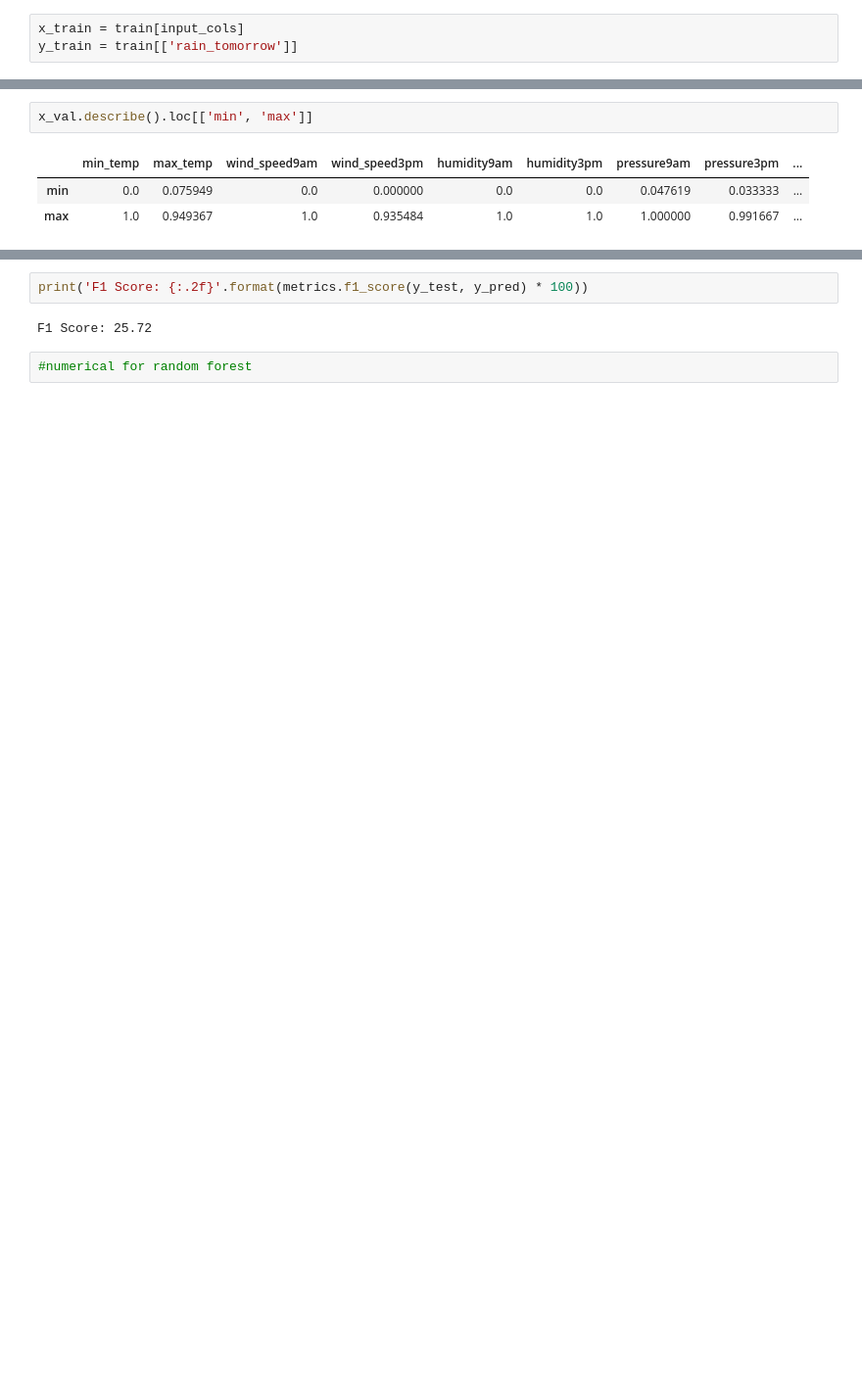
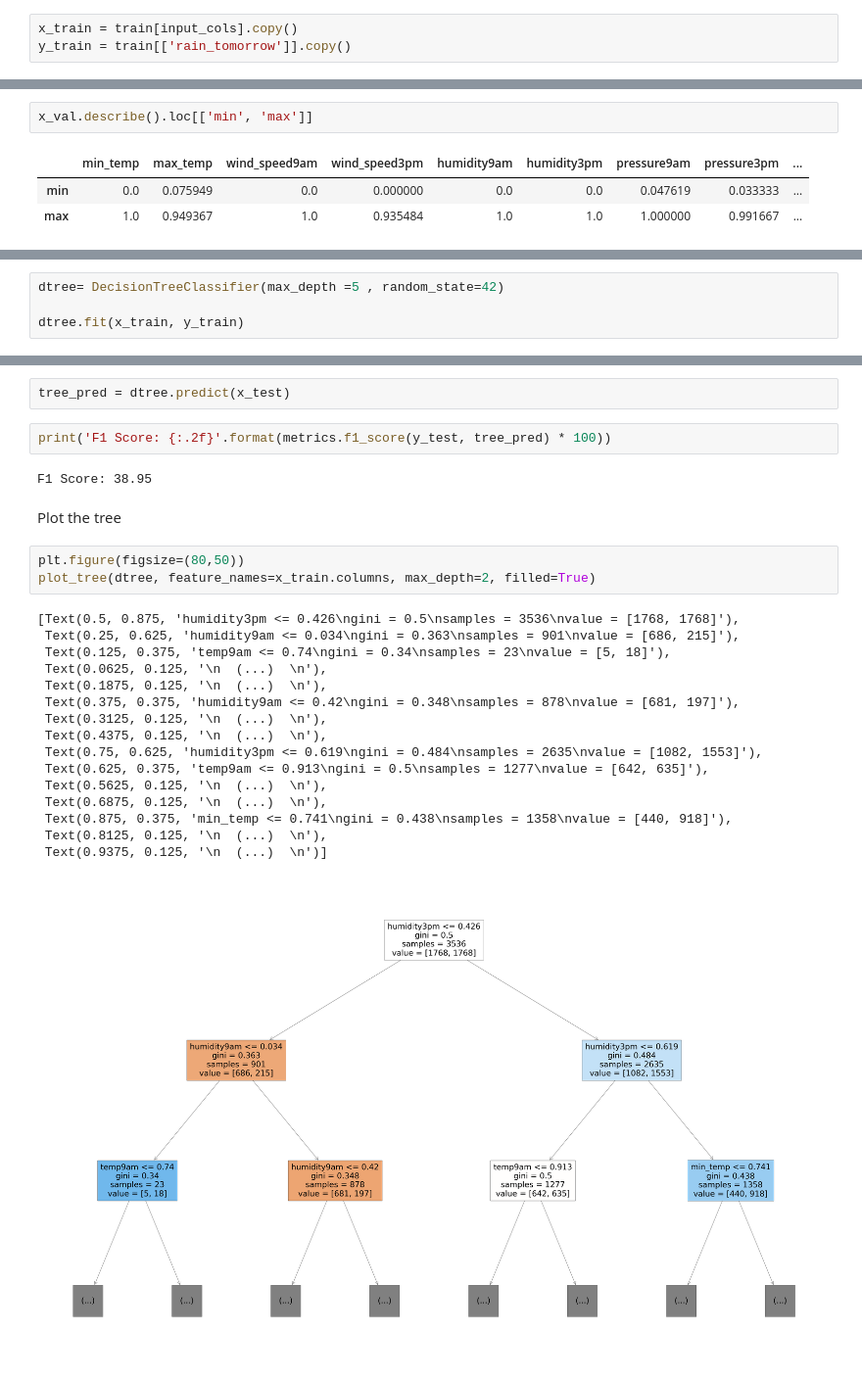
Before and after one commit to ancheypeng/cs4701, a Jupyter notebook: random_forest.ipynb, the cells around one changed output, grey strips where cells are left out. Shown at 98% size. Saved outputs shown, nothing was run; the diff lists cells and outputs as text; blank space fills up the shorter version.

Commit message:
start max_depth tuning

```diff
--- a/random_forest.ipynb
+++ b/random_forest.ipynb
@@ -188,4 +196,4 @@ y_val = validate[['rain_tomorrow']]
 # %%
-x_train = train[input_cols]
-y_train = train[['rain_tomorrow']]
+x_train = train[input_cols].copy()
+y_train = train[['rain_tomorrow']].copy()
 # %%
@@ -263,0 +280,4 @@ Test Accuracy Score: 36.19
+# %%
+dtree= DecisionTreeClassifier(max_depth =5 , random_state=42)
+
+dtree.fit(x_train, y_train)
@@ -275,6 +302,28 @@ Accuracy Score: 36.19
+# %%
+tree_pred = dtree.predict(x_test)
 # %%
-print('F1 Score: {:.2f}'.format(metrics.f1_score(y_test, y_pred) * 100))
+print('F1 Score: {:.2f}'.format(metrics.f1_score(y_test, tree_pred) * 100))
 # %% [output]
-F1 Score: 25.72
+F1 Score: 38.95
-# %%
-#numerical for random forest
+# %% [markdown]
+Plot the tree
+# %%
+plt.figure(figsize=(80,50))
+plot_tree(dtree, feature_names=x_train.columns, max_depth=2, filled=True)
+# %% [output]
+[Text(0.5, 0.875, 'humidity3pm <= 0.426\ngini = 0.5\nsamples = 3536\nvalue = [1768, 1768]'),
+ Text(0.25, 0.625, 'humidity9am <= 0.034\ngini = 0.363\nsamples = 901\nvalue = [686, 215]'),
+ Text(0.125, 0.375, 'temp9am <= 0.74\ngini = 0.34\nsamples = 23\nvalue = [5, 18]'),
+ Text(0.0625, 0.125, '\n  (...)  \n'),
+ Text(0.1875, 0.125, '\n  (...)  \n'),
+ Text(0.375, 0.375, 'humidity9am <= 0.42\ngini = 0.348\nsamples = 878\nvalue = [681, 197]'),
+ Text(0.3125, 0.125, '\n  (...)  \n'),
+ Text(0.4375, 0.125, '\n  (...)  \n'),
+ Text(0.75, 0.625, 'humidity3pm <= 0.619\ngini = 0.484\nsamples = 2635\nvalue = [1082, 1553]'),
+ Text(0.625, 0.375, 'temp9am <= 0.913\ngini = 0.5\nsamples = 1277\nvalue = [642, 635]'),
+ Text(0.5625, 0.125, '\n  (...)  \n'),
+ Text(0.6875, 0.125, '\n  (...)  \n'),
+ Text(0.875, 0.375, 'min_temp <= 0.741\ngini = 0.438\nsamples = 1358\nvalue = [440, 918]'),
+ Text(0.8125, 0.125, '\n  (...)  \n'),
+ Text(0.9375, 0.125, '\n  (...)  \n')]
+[figure, added]
```
Also changed, not shown: parts of 45 cells of this notebook.
